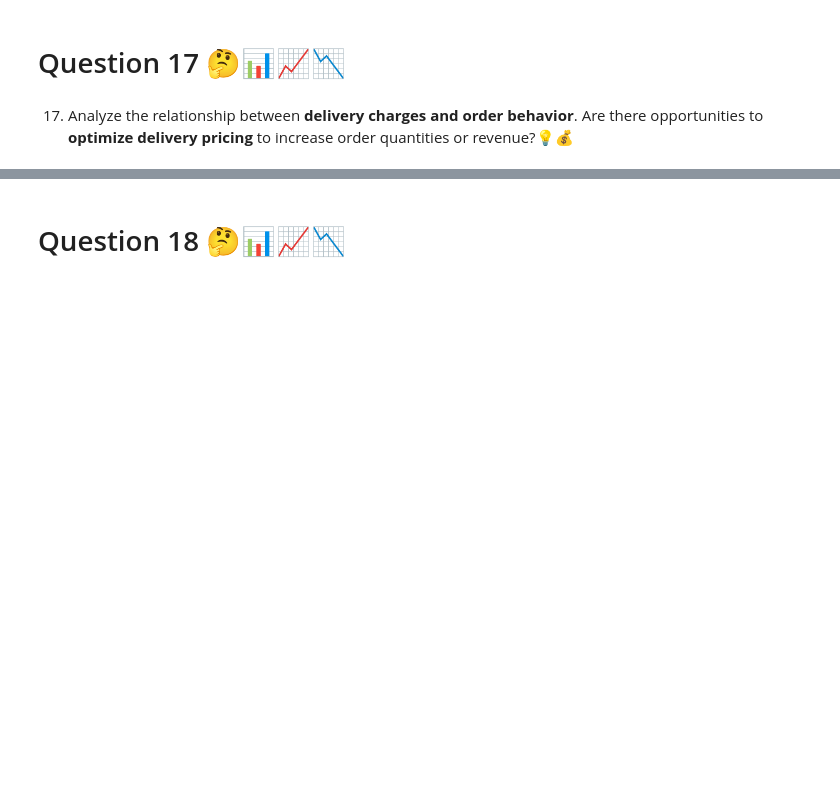
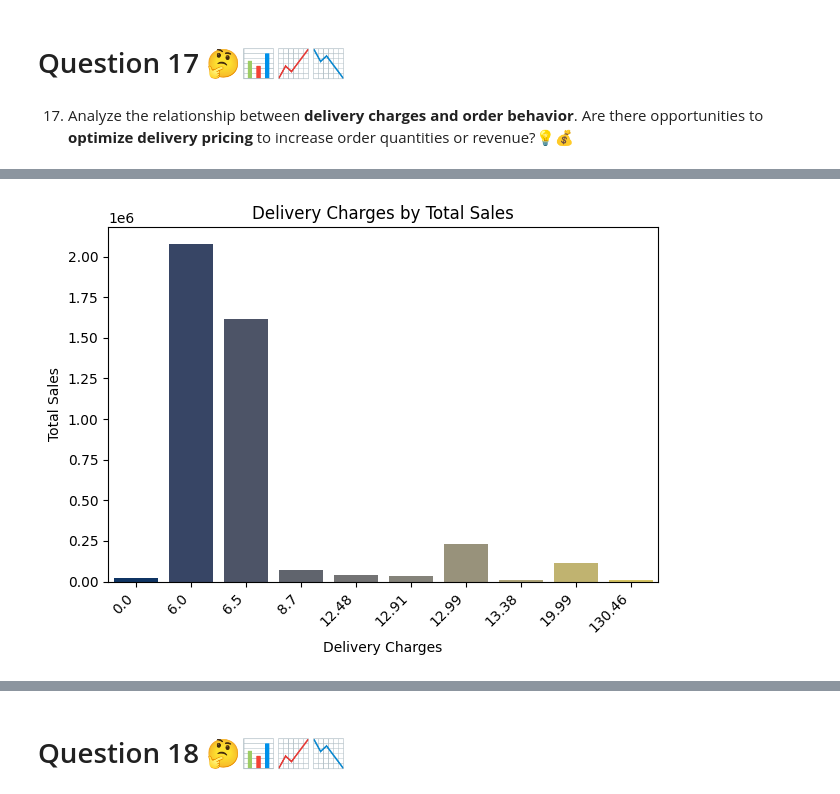
Before and after one commit to Smita569/E-commerce_Marketing_and_sales, a Jupyter notebook: E_commerce_Marketing_and_sales_Business_Case.ipynb, the cells around one changed output, grey strips where cells are left out. Cells and saved outputs as stored; diff of their text form; code cells hidden in the pictures; blank space fills up the shorter version.

```diff
--- a/E_commerce_Marketing_and_sales_Business_Case.ipynb
+++ b/E_commerce_Marketing_and_sales_Business_Case.ipynb
@@ -814,0 +869,4 @@ plt.show()
+# %%
+# Calculate total sales for each delivery charge amount and sort in descending order
+df_sales_deliverycharges_sales_data=df_sales_with_first_purchase.groupby(['Delivery_Charges'])['Total_Sales'].sum().reset_index().sort_values(by='Total_Sales',ascending=False)
+df_sales_deliverycharges_sales_data.head(10)
@@ -814,0 +885,12 @@ plt.show()
+# %%
+# Generate a bar plot for 'Delivery_Charges' and 'Total Sales' using the top 10 data
+top_10_data = df_sales_deliverycharges_sales_data.head(10)
+sns.barplot(data=top_10_data, x='Delivery_Charges', y='Total_Sales',palette='cividis')
+plt.title('Delivery Charges by Total Sales')
+plt.xlabel('Delivery Charges')
+plt.ylabel('Total Sales')
+plt.xticks(rotation=45, ha='right')
+plt.tight_layout()
+plt.show()
+# %% [output]
+[figure, added]
```
Also changed, not shown: parts of 6 cells of this notebook.
